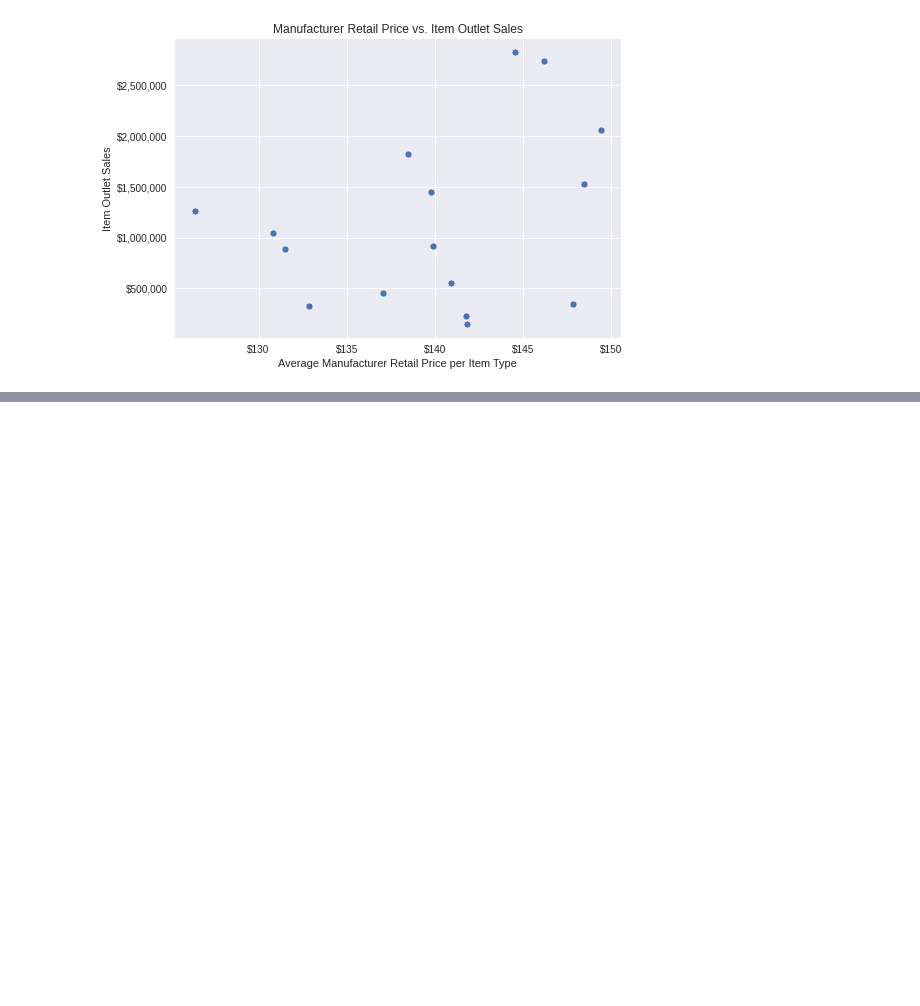
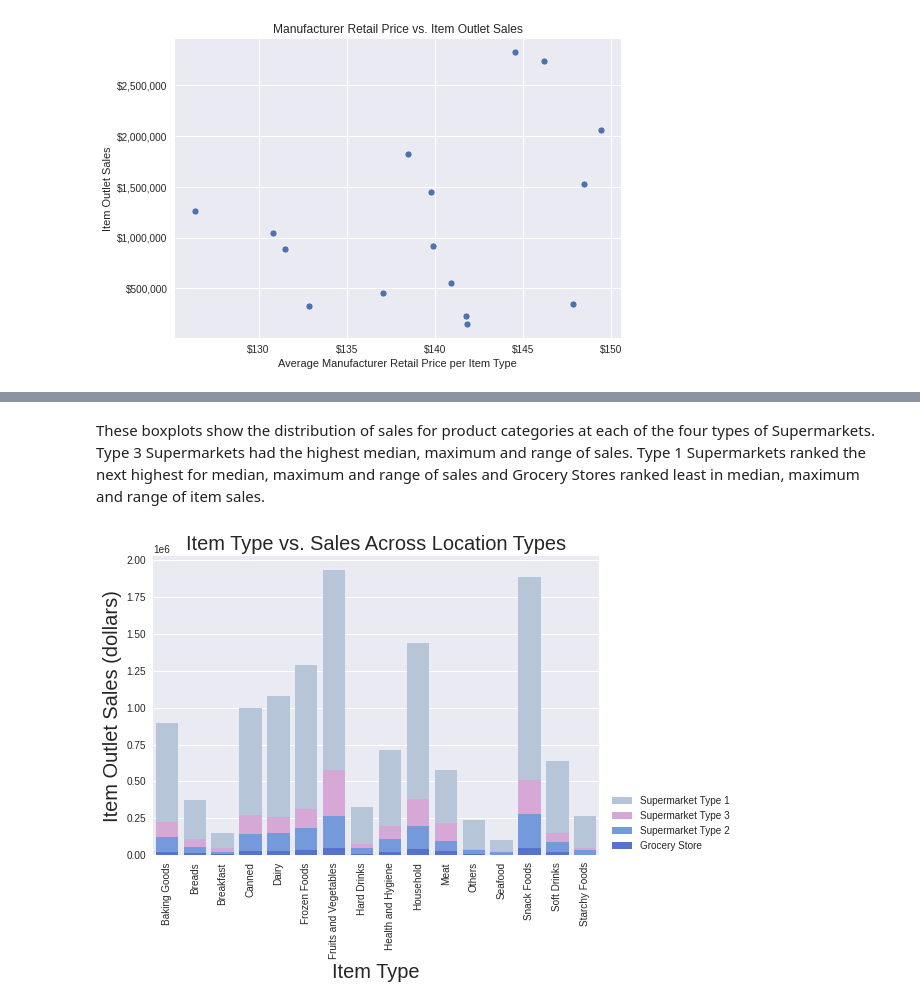
Before and after one commit to rlorey/food_sales_predictions, a Jupyter notebook: Project1.ipynb, the cells around one changed output, grey strips where cells are left out. Cells and saved outputs as stored; diff of their text form; code cells hidden in the pictures; blank space fills up the shorter version.

```diff
--- a/Project1.ipynb
+++ b/Project1.ipynb
@@ -432,0 +656,21 @@ sns.heatmap(corr, cmap = 'Pastel1_r' , annot = True)
+# %% [markdown]
+These boxplots show the distribution of sales for product categories at each of the four types of Supermarkets. Type 3 Supermarkets had the highest median, maximum and range of sales. Type 1 Supermarkets ranked the next highest for median, maximum and range of sales and Grocery Stores ranked least in median, maximum and range of item sales.
+# %%
+t1_items_sales = t1_df.groupby(['Item_Type'])[['Item_Outlet_Sales']].sum().reset_index()
+gro_items_sales = gro_df.groupby(['Item_Type'])[['Item_Outlet_Sales']].sum().reset_index()
+t3_items_sales = t3_df.groupby(['Item_Type'])[['Item_Outlet_Sales']].sum().reset_index()
+t2_items_sales = t2_df.groupby(['Item_Type'])[['Item_Outlet_Sales']].sum().reset_index()
+
+s1 = sns.barplot(data = t1_items_sales, x = 'Item_Type', y = 'Item_Outlet_Sales', color = 'lightsteelblue', label = 'Supermarket Type 1')
+s2 = sns.barplot(data = t3_items_sales, x = 'Item_Type', y = 'Item_Outlet_Sales', color = 'plum', label = 'Supermarket Type 3')
+s3 = sns.barplot(data = t2_items_sales, x = 'Item_Type', y = 'Item_Outlet_Sales', color = 'cornflowerblue', label = 'Supermarket Type 2')
+s4 = sns.barplot(data = gro_items_sales, x = 'Item_Type', y = 'Item_Outlet_Sales', color = 'royalblue', label = 'Grocery Store')
+
+plt.xticks(rotation = 90)
+plt.xlabel('Item Type', fontsize =20)
+plt.ylabel('Item Outlet Sales (dollars)', fontsize =20)
+plt.title('Item Type vs. Sales Across Location Types', fontsize =20)
+plt.legend( loc = (1.02, 0))
+plt.show()
+# %% [output]
+[figure, added]
```
Also changed, not shown: parts of 40 cells of this notebook.
